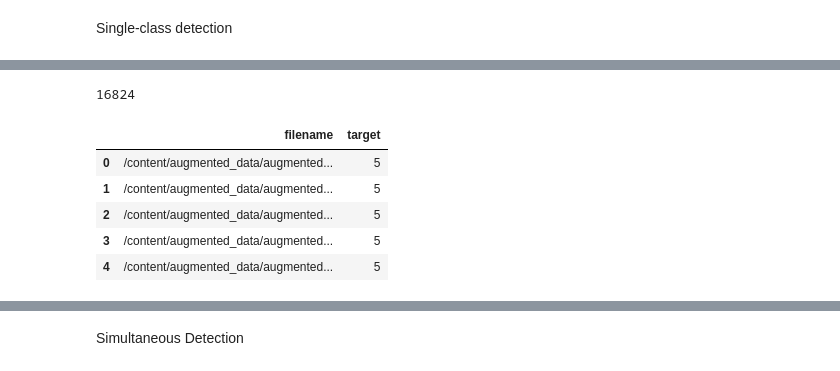
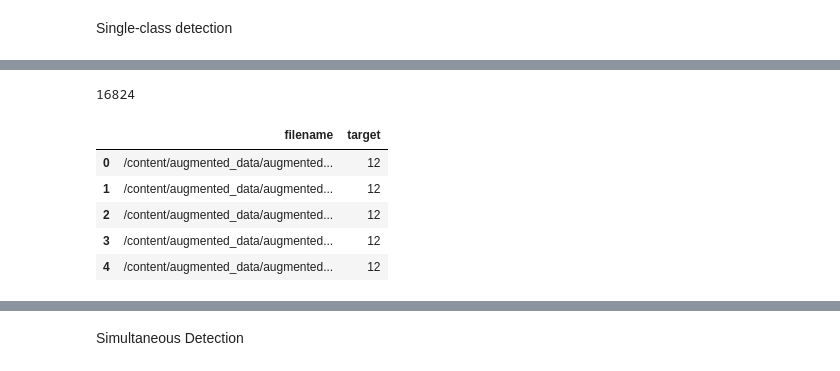
Before and after one commit to larv0001/test, a Jupyter notebook: site/en/tutorials/audio/transfer_learning_audio.ipynb, the cells around one changed output, grey strips where cells are left out. Drawn from its saved outputs; the diff is of its cells as text; code cells hidden in the pictures.

```diff
--- a/site/en/tutorials/audio/transfer_learning_audio.ipynb
+++ b/site/en/tutorials/audio/transfer_learning_audio.ipynb
@@ -79,33 +79,33 @@ import zipfile
 # %%
 import glob
 import pandas as pd
 import os
 
-my_classes = ['kookaburra', 'bat', 'cockatoo', 'crocodile', 'dingo', 'duck', 'frog', 'koala', 'magpie', 'platypus', 'possum', 'snake', 'tawnyfrogmouth', 'wombat', 'background']  # Multi-class
+my_classes = ['tawnyfrogmouth', 'kookaburra', 'background', 'crocodile', 'cockatoo', 'platypus', 'magpie', 'possum', 'wombat', 'dingo', 'koala', 'snake', 'duck', 'frog', 'bat']  # Multi-class
 base_data_path = '/content/augmented_data/'
 
 filenames = glob.glob(base_data_path + '**/*.wav', recursive=True)  # Recursive to handle subfolders
 
 targets = []
 valid_filenames = []
 for f in filenames:
     basename = os.path.basename(f).lower()
     matching_c = next((c for c in my_classes if c in basename), None)
     if matching_c:
         valid_filenames.append(f)
         targets.append(my_classes.index(matching_c))
 
 my_pd_data = pd.DataFrame({'filename': valid_filenames, 'target': targets}).astype({'filename': 'object'})
 print(len(valid_filenames))  # Debug: Should be combined total from all classes
 my_pd_data.head()
 # %% [output]
 16824
 |  | filename | target |
-| 0 | /content/augmented_data/augmented... | 5 |
-| 1 | /content/augmented_data/augmented... | 5 |
-| 2 | /content/augmented_data/augmented... | 5 |
-| 3 | /content/augmented_data/augmented... | 5 |
-| 4 | /content/augmented_data/augmented... | 5 |
+| 0 | /content/augmented_data/augmented... | 12 |
+| 1 | /content/augmented_data/augmented... | 12 |
+| 2 | /content/augmented_data/augmented... | 12 |
+| 3 | /content/augmented_data/augmented... | 12 |
+| 4 | /content/augmented_data/augmented... | 12 |
 # %%
 # Split filenames first (fast)
 from sklearn.model_selection import train_test_split
```
Also changed, not shown: parts of 3 cells of this notebook.
